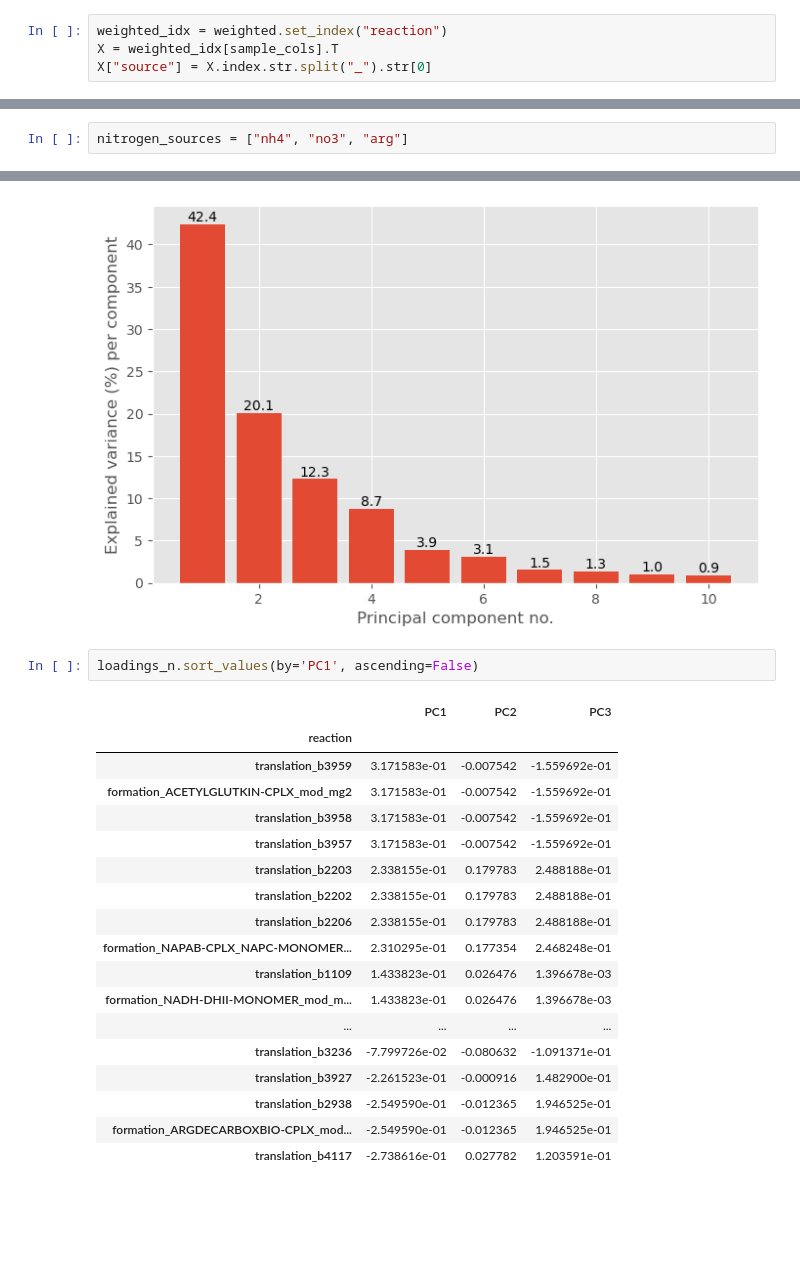
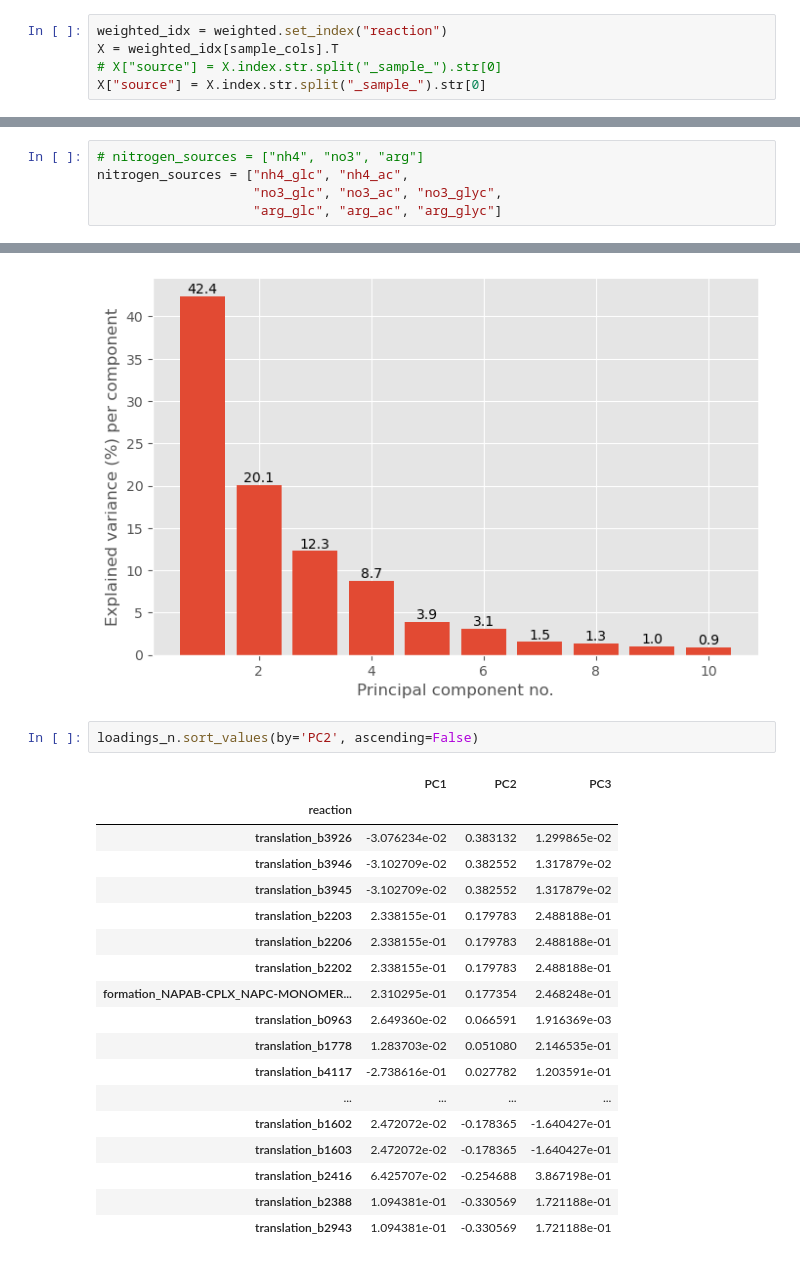
Before and after one commit to celasa/biomass_thesis, a Jupyter notebook: notebooks/07_internal_structure.ipynb, the cells around one changed output, grey strips where cells are left out. Saved outputs shown, nothing was run; the diff lists cells and outputs as text; blank space fills up the shorter version.

```diff
--- a/notebooks/07_internal_structure.ipynb
+++ b/notebooks/07_internal_structure.ipynb
@@ -537,7 +537,8 @@ check.head()
 # %%
 weighted_idx = weighted.set_index("reaction")
 X = weighted_idx[sample_cols].T
-X["source"] = X.index.str.split("_").str[0]
+# X["source"] = X.index.str.split("_sample_").str[0]
+X["source"] = X.index.str.split("_sample_").str[0]
 # %%
 from sklearn.decomposition import PCA
 from sklearn.preprocessing import StandardScaler
@@ -645,7 +667,10 @@ fig.show()
 # %% [markdown]
 ## PCA by environment:
 # %%
-nitrogen_sources = ["nh4", "no3", "arg"]
+# nitrogen_sources = ["nh4", "no3", "arg"]
+nitrogen_sources = ["nh4_glc", "nh4_ac",
+                    "no3_glc", "no3_ac", "no3_glyc",
+                    "arg_glc", "arg_ac", "arg_glyc"]
 # %%
 X["source_type"] = np.where(
     X["source"].isin(nitrogen_sources),
@@ -784,23 +832,23 @@ sns.despine()
 # %% [output]
 [figure]
 # %%
-loadings_n.sort_values(by='PC1', ascending=False)
+loadings_n.sort_values(by='PC2', ascending=False)
 # %% [output]
 |  | PC1 | PC2 | PC3 |
 | reaction |  |  |  |
-| translation_b3959 | 3.171583e-01 | -0.007542 | -1.559692e-01 |
-| formation_ACETYLGLUTKIN-CPLX_mod_mg2 | 3.171583e-01 | -0.007542 | -1.559692e-01 |
-| translation_b3958 | 3.171583e-01 | -0.007542 | -1.559692e-01 |
-| translation_b3957 | 3.171583e-01 | -0.007542 | -1.559692e-01 |
+| translation_b3926 | -3.076234e-02 | 0.383132 | 1.299865e-02 |
+| translation_b3946 | -3.102709e-02 | 0.382552 | 1.317879e-02 |
+| translation_b3945 | -3.102709e-02 | 0.382552 | 1.317879e-02 |
 | translation_b2203 | 2.338155e-01 | 0.179783 | 2.488188e-01 |
+| translation_b2206 | 2.338155e-01 | 0.179783 | 2.488188e-01 |
 | translation_b2202 | 2.338155e-01 | 0.179783 | 2.488188e-01 |
-| translation_b2206 | 2.338155e-01 | 0.179783 | 2.488188e-01 |
 | formation_NAPAB-CPLX_NAPC-MONOMER... | 2.310295e-01 | 0.177354 | 2.468248e-01 |
-| translation_b1109 | 1.433823e-01 | 0.026476 | 1.396678e-03 |
-| formation_NADH-DHII-MONOMER_mod_m... | 1.433823e-01 | 0.026476 | 1.396678e-03 |
+| translation_b0963 | 2.649360e-02 | 0.066591 | 1.916369e-03 |
+| translation_b1778 | 1.283703e-02 | 0.051080 | 2.146535e-01 |
+| translation_b4117 | -2.738616e-01 | 0.027782 | 1.203591e-01 |
 | ... | ... | ... | ... |
-| translation_b3236 | -7.799726e-02 | -0.080632 | -1.091371e-01 |
-| translation_b3927 | -2.261523e-01 | -0.000916 | 1.482900e-01 |
-| translation_b2938 | -2.549590e-01 | -0.012365 | 1.946525e-01 |
-| formation_ARGDECARBOXBIO-CPLX_mod... | -2.549590e-01 | -0.012365 | 1.946525e-01 |
-| translation_b4117 | -2.738616e-01 | 0.027782 | 1.203591e-01 |
+| translation_b1602 | 2.472072e-02 | -0.178365 | -1.640427e-01 |
+| translation_b1603 | 2.472072e-02 | -0.178365 | -1.640427e-01 |
+| translation_b2416 | 6.425707e-02 | -0.254688 | 3.867198e-01 |
+| translation_b2388 | 1.094381e-01 | -0.330569 | 1.721188e-01 |
+| translation_b2943 | 1.094381e-01 | -0.330569 | 1.721188e-01 |
```
Also changed, not shown: parts of 40 cells of this notebook.
